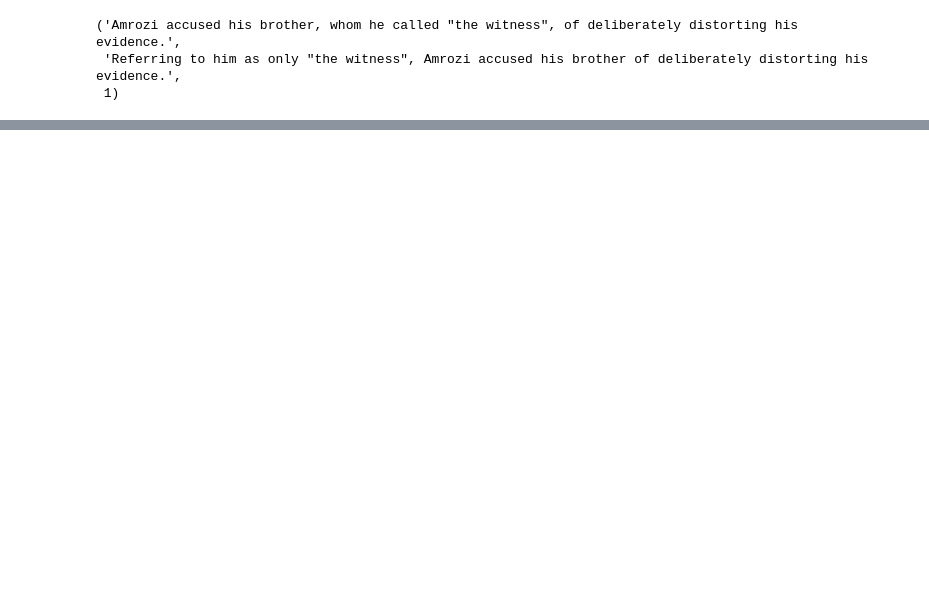
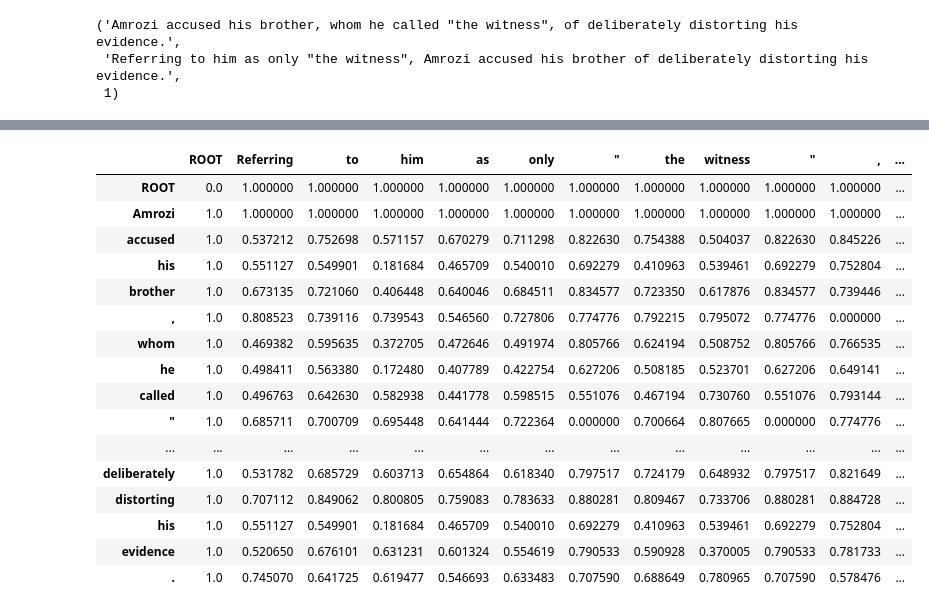
Before and after one commit to vrublevskiyvitaliy/paraphrase_identification, a Jupyter notebook: Dependancy_graph_model.ipynb, the cells around one changed output, grey strips where cells are left out. Cells and saved outputs as stored; diff of their text form; code cells hidden in the pictures; blank space fills up the shorter version.

```diff
--- a/Dependancy_graph_model.ipynb
+++ b/Dependancy_graph_model.ipynb
@@ -44,6 +54,9 @@ LOCAL_ENV = "local"
 SENTENCE_START_TOKEN = "sentence_start"
 SENTENCE_END_TOKEN = "sentence_end"
 UNKNOWN_TOKEN = "unknown_token"
+# %%
+def get_spacy_module():
+  return en_core_web_md.load()
 # %%
 # To be able run this notebook from Google Colab and localy
 
@@ -177,0 +431,22 @@ for node in graph1["nodes"]:
+# %%
+df = node_matcher.get_pandas_matrix()
+
+df
+# %% [output]
+|  | ROOT | Referring | to | him | as | only | " | the | witness | " | , | ... |
+| ROOT | 0.0 | 1.000000 | 1.000000 | 1.000000 | 1.000000 | 1.000000 | 1.000000 | 1.000000 | 1.000000 | 1.000000 | 1.000000 | ... |
+| Amrozi | 1.0 | 1.000000 | 1.000000 | 1.000000 | 1.000000 | 1.000000 | 1.000000 | 1.000000 | 1.000000 | 1.000000 | 1.000000 | ... |
+| accused | 1.0 | 0.537212 | 0.752698 | 0.571157 | 0.670279 | 0.711298 | 0.822630 | 0.754388 | 0.504037 | 0.822630 | 0.845226 | ... |
+| his | 1.0 | 0.551127 | 0.549901 | 0.181684 | 0.465709 | 0.540010 | 0.692279 | 0.410963 | 0.539461 | 0.692279 | 0.752804 | ... |
+| brother | 1.0 | 0.673135 | 0.721060 | 0.406448 | 0.640046 | 0.684511 | 0.834577 | 0.723350 | 0.617876 | 0.834577 | 0.739446 | ... |
+| , | 1.0 | 0.808523 | 0.739116 | 0.739543 | 0.546560 | 0.727806 | 0.774776 | 0.792215 | 0.795072 | 0.774776 | 0.000000 | ... |
+| whom | 1.0 | 0.469382 | 0.595635 | 0.372705 | 0.472646 | 0.491974 | 0.805766 | 0.624194 | 0.508752 | 0.805766 | 0.766535 | ... |
+| he | 1.0 | 0.498411 | 0.563380 | 0.172480 | 0.407789 | 0.422754 | 0.627206 | 0.508185 | 0.523701 | 0.627206 | 0.649141 | ... |
+| called | 1.0 | 0.496763 | 0.642630 | 0.582938 | 0.441778 | 0.598515 | 0.551076 | 0.467194 | 0.730760 | 0.551076 | 0.793144 | ... |
+| " | 1.0 | 0.685711 | 0.700709 | 0.695448 | 0.641444 | 0.722364 | 0.000000 | 0.700664 | 0.807665 | 0.000000 | 0.774776 | ... |
+| ... | ... | ... | ... | ... | ... | ... | ... | ... | ... | ... | ... | ... |
+| deliberately | 1.0 | 0.531782 | 0.685729 | 0.603713 | 0.654864 | 0.618340 | 0.797517 | 0.724179 | 0.648932 | 0.797517 | 0.821649 | ... |
+| distorting | 1.0 | 0.707112 | 0.849062 | 0.800805 | 0.759083 | 0.783633 | 0.880281 | 0.809467 | 0.733706 | 0.880281 | 0.884728 | ... |
+| his | 1.0 | 0.551127 | 0.549901 | 0.181684 | 0.465709 | 0.540010 | 0.692279 | 0.410963 | 0.539461 | 0.692279 | 0.752804 | ... |
+| evidence | 1.0 | 0.520650 | 0.676101 | 0.631231 | 0.601324 | 0.554619 | 0.790533 | 0.590928 | 0.370005 | 0.790533 | 0.781733 | ... |
+| . | 1.0 | 0.745070 | 0.641725 | 0.619477 | 0.546693 | 0.633483 | 0.707590 | 0.688649 | 0.780965 | 0.707590 | 0.578476 | ... |
```
Also changed, not shown: parts of 14 cells of this notebook.
